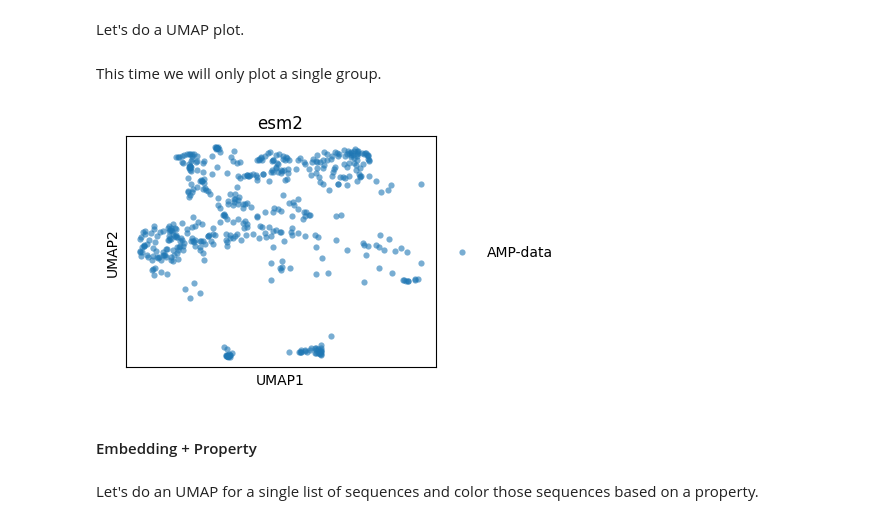
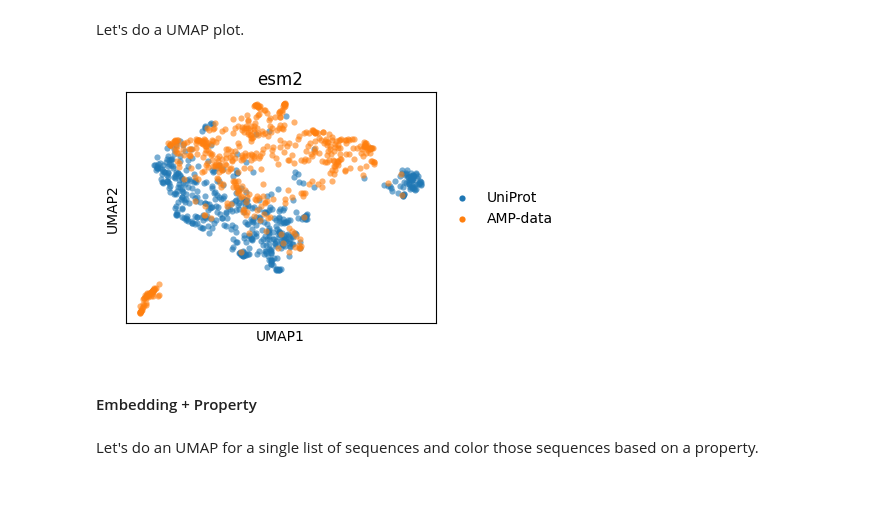
Before and after one commit to szczurek-lab/seqme, a Jupyter notebook: docs/tutorials/diagnostics.ipynb, the cells around one changed output. Saved outputs shown, nothing was run; the diff lists cells and outputs as text; code cells hidden in the pictures; blank space fills up the shorter version.

```diff
--- a/docs/tutorials/diagnostics.ipynb
+++ b/docs/tutorials/diagnostics.ipynb
@@ -151,19 +151,17 @@ Let's do a UMAP plot.
 # %%
 xs_umap = sm.utils.umap(embedding_values)
 xs_umap = dict(zip(embedding_names, xs_umap, strict=True))
-# %% [markdown]
-This time we will only plot a single group.
-# %%
-sm.utils.plot_embeddings(
-    xs_umap["AMP-data"],
-    values="AMP-data",
-    title=embedder_name,
-    xlabel="UMAP1",
-    ylabel="UMAP2",
-)
-# %% [output]
-[figure, removed]
+# %%
+sm.utils.plot_embeddings(
+    xs_umap.values(),
+    values=xs_umap.keys(),
+    title=embedder_name,
+    xlabel="UMAP1",
+    ylabel="UMAP2",
+)
+# %% [output]
+[figure, added]
+# %% [markdown]
+#### Embedding + Property
 # %% [markdown]
-#### Embedding + Property
+Let's do an UMAP for a single list of sequences and color those sequences based on a property.
-# %% [markdown]
-Let's do an UMAP for a single list of sequences and color those sequences based on a property.
```
Also changed, not shown: parts of 23 cells of this notebook, 10 other files.
